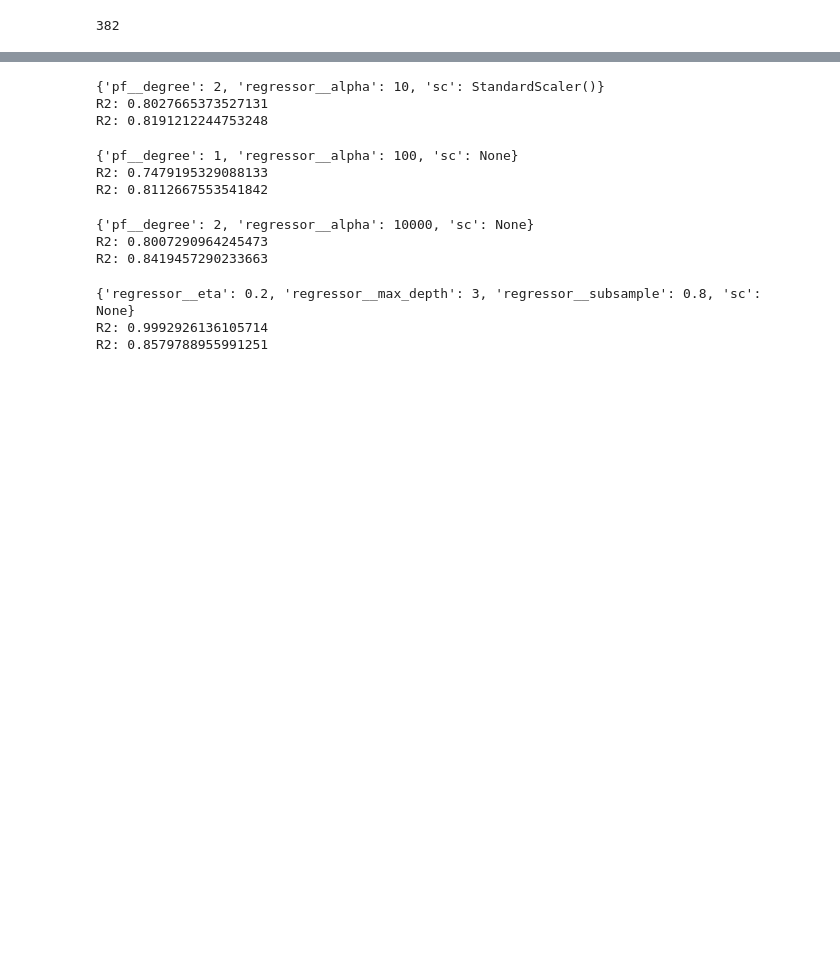
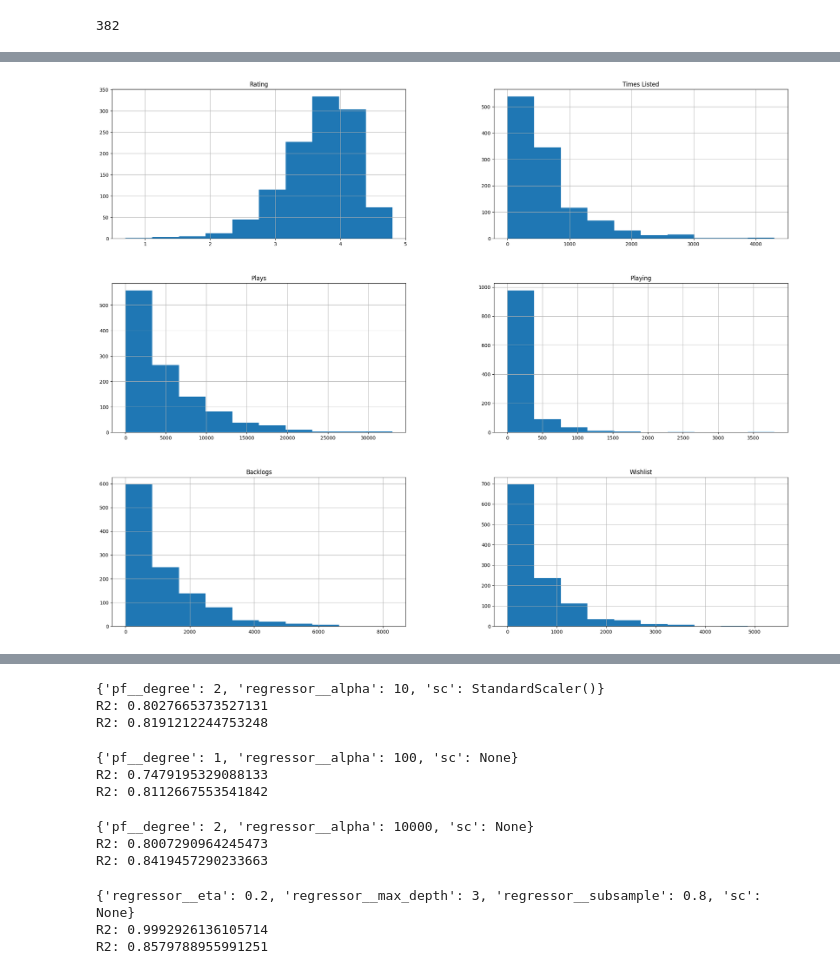
Before and after one commit to gaplin/ml_popular_video_games, a Jupyter notebook: main.ipynb, the cells around one changed output, grey strips where cells are left out. Drawn from its saved outputs; the diff is of its cells as text; code cells hidden in the pictures; blank space fills up the shorter version.

```diff
--- a/main.ipynb
+++ b/main.ipynb
@@ -102 +105,6 @@ Wishlist              0
 dtype: int64
+# %%
+df.hist(figsize=(25, 20))
+plt.show()
+# %% [output]
+[figure, added]
```
Also changed, not shown: parts of 10 cells of this notebook.
